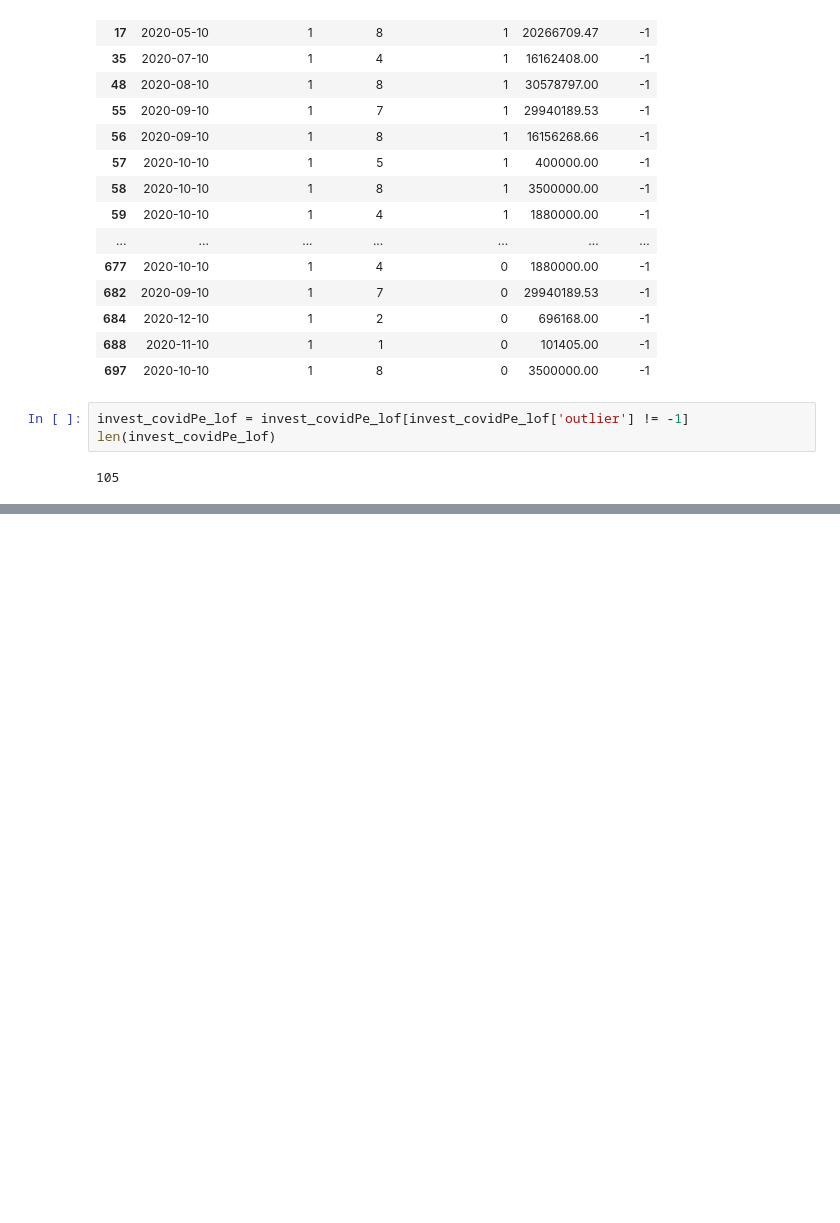
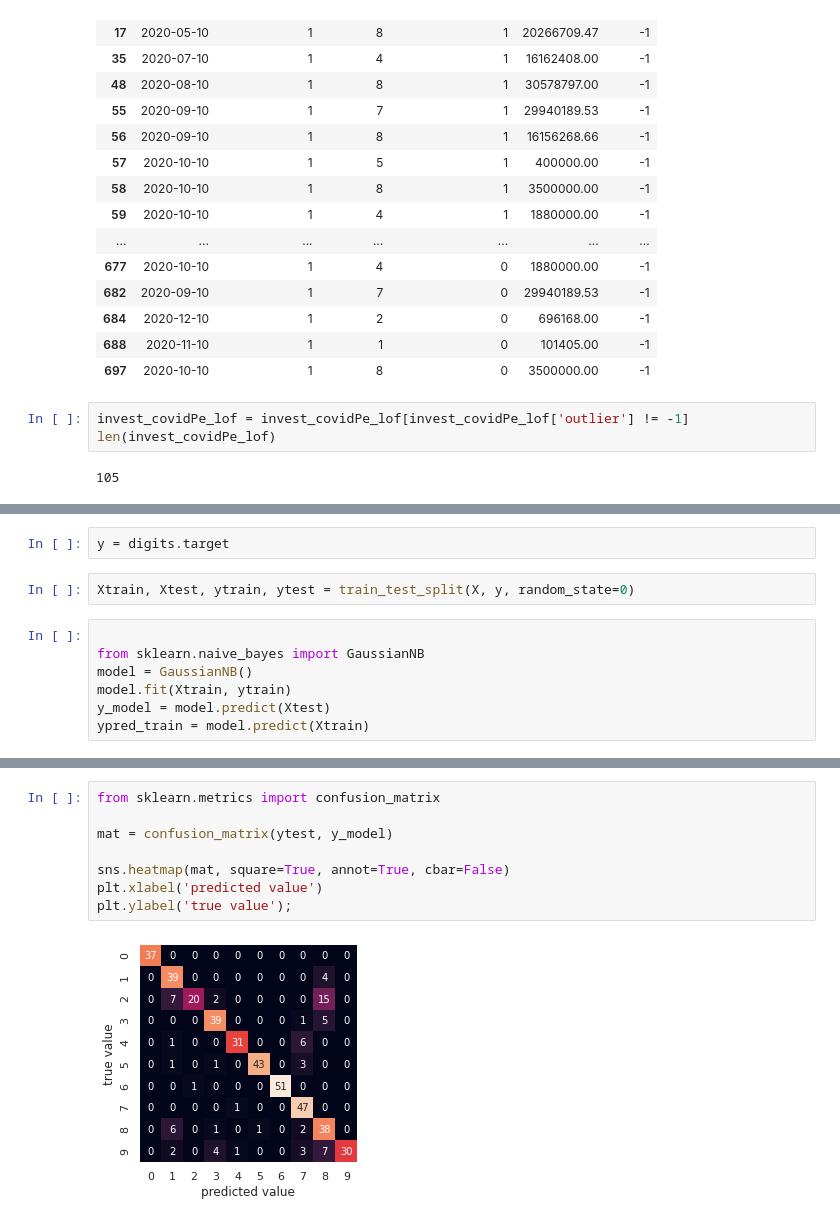
Before and after one commit to marcosw1998/Data-Science, a Jupyter notebook: Project_ee2/predict_covid_spends_PE.ipynb, the cells around one changed output, grey strips where cells are left out. Cells and saved outputs as stored; diff of their text form; blank space fills up the shorter version.

```diff
--- a/Project_ee2/predict_covid_spends_PE.ipynb
+++ b/Project_ee2/predict_covid_spends_PE.ipynb
@@ -672,0 +748,11 @@ Caso ideal:
+# %%
+y = digits.target
+# %%
+Xtrain, Xtest, ytrain, ytest = train_test_split(X, y, random_state=0)
+# %%
+
+from sklearn.naive_bayes import GaussianNB
+model = GaussianNB()
+model.fit(Xtrain, ytrain)
+y_model = model.predict(Xtest)
+ypred_train = model.predict(Xtrain)
@@ -672,0 +767,10 @@ Caso ideal:
+# %%
+from sklearn.metrics import confusion_matrix
+
+mat = confusion_matrix(ytest, y_model)
+
+sns.heatmap(mat, square=True, annot=True, cbar=False)
+plt.xlabel('predicted value')
+plt.ylabel('true value');
+# %% [output]
+[figure, added]
```
Also changed, not shown: parts of 16 cells of this notebook.
